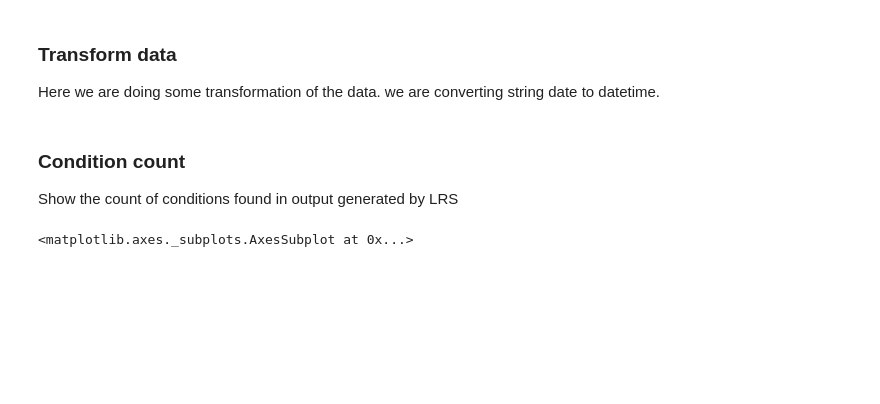
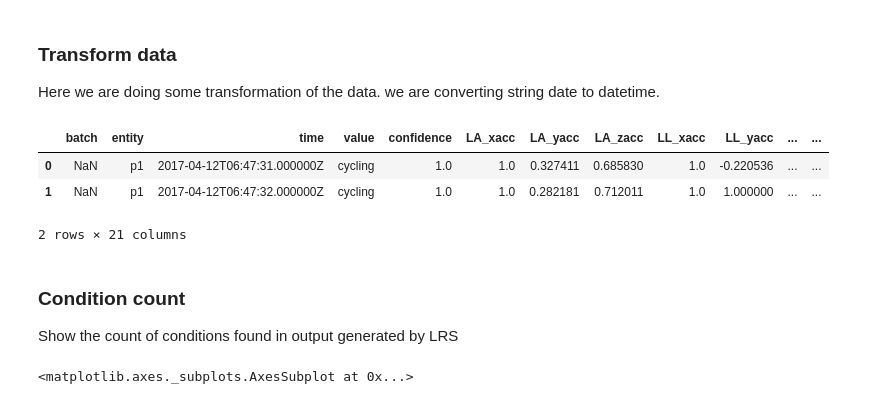
Before and after one commit to mukeshpat3l/examples, a Jupyter notebook: jupyter-example-notebooks/ExplanationConfidenceLRSExample.ipynb, the cells around one changed output. Drawn from its saved outputs; the diff is of its cells as text; code cells hidden in the pictures; blank space fills up the shorter version.

```diff
--- a/jupyter-example-notebooks/ExplanationConfidenceLRSExample.ipynb
+++ b/jupyter-example-notebooks/ExplanationConfidenceLRSExample.ipynb
@@ -425,22 +426,27 @@ Here we are doing some transformation of the data. we are converting string date
 # %%
 #df = df.drop(['conditionCount'], axis=1)
 df['pdtime'] = pd.to_datetime(df['time'], format="%Y/%m/%d")
+df.head(2)
 
+#conditions = [
+#    (df['value'] == 'normal'), (df['value'] == 'bend'),
+#    (df['value'] == 'Z'), (df['value'] == 'both')]
 
-conditions = [
-    (df['value'] == 'normal'), (df['value'] == 'bend'),
-    (df['value'] == 'Z'), (df['value'] == 'both')]
-
-choices = [1,2,3,4]
+#choices = [1,2,3,4]
 
 #df['condition'] = np.select(conditions, choices)
 
 #df['pdtime'] =  df['pdtime'].dt.second
 #df['currentScaled'] = df['Current'] * 100
 
 #df = df.drop(['conditionCount'], axis=1)
 
 #df['pdtime'] = df['pdtime'] + timedelta(seconds = (60 * df['pdtime'].dt.second))
+# %% [output]
+|  | batch | entity | time | value | confidence | LA_xacc | LA_yacc | LA_zacc | LL_xacc | LL_yacc | ... | ... |
+| 0 | NaN | p1 | 2017-04-12T06:47:31.000000Z | cycling | 1.0 | 1.0 | 0.327411 | 0.685830 | 1.0 | -0.220536 | ... | ... |
+| 1 | NaN | p1 | 2017-04-12T06:47:32.000000Z | cycling | 1.0 | 1.0 | 0.282181 | 0.712011 | 1.0 | 1.000000 | ... | ... |
+2 rows × 21 columns
 # %% [markdown]
 ### Condition count
 Show the count of conditions found in output generated by LRS
```
Also changed, not shown: parts of 24 cells of this notebook.
